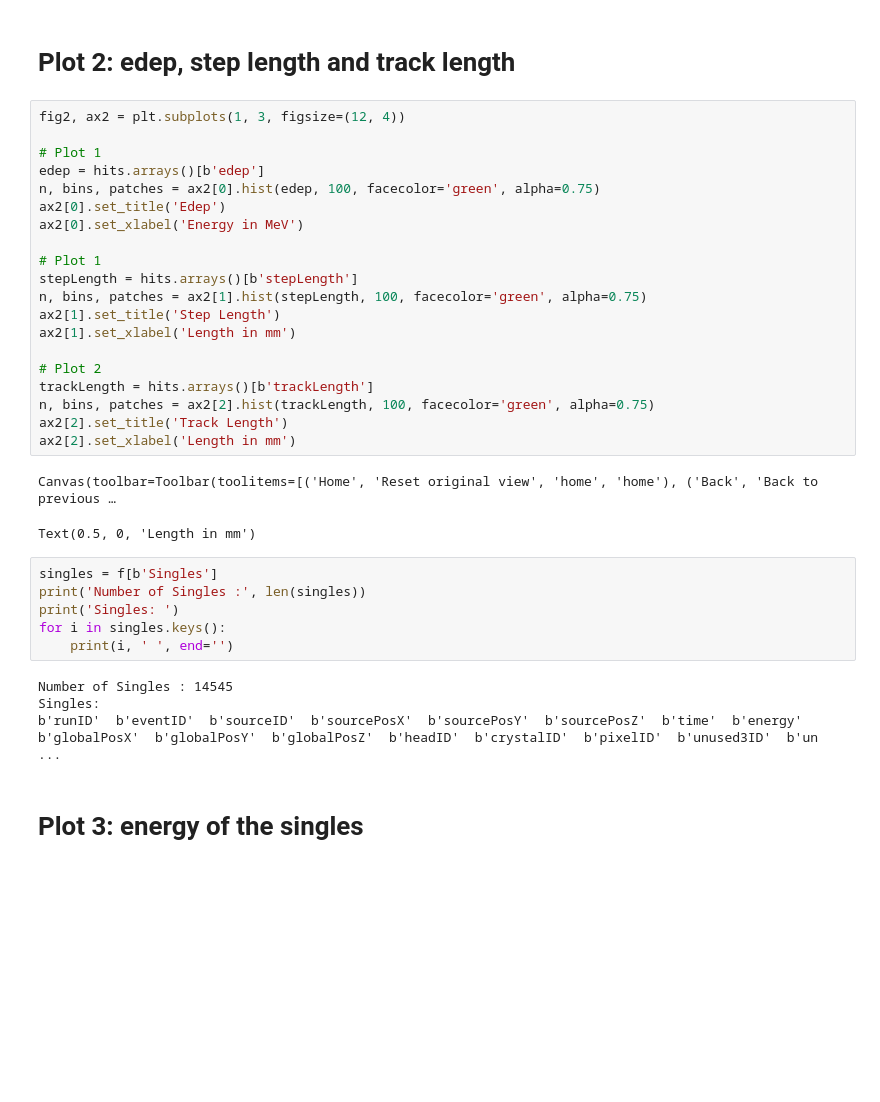
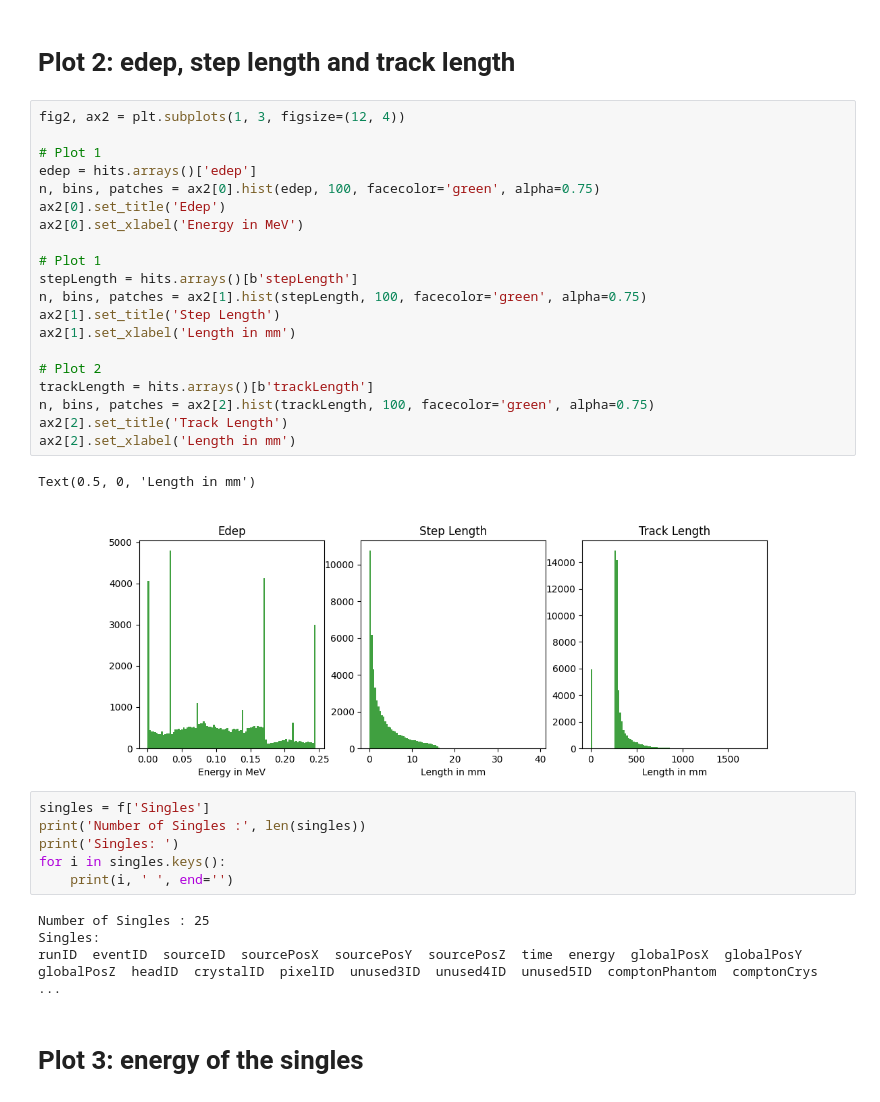
Before and after one commit to rtmedical/gate-samples, a Jupyter notebook: spect/spect.ipynb, the cells around one changed output. Saved outputs shown, nothing was run; the diff lists cells and outputs as text; blank space fills up the shorter version.

```diff
--- a/spect/spect.ipynb
+++ b/spect/spect.ipynb
@@ -73,36 +73,36 @@ Text(0.5, 0, 'Time in ns')
 # %%
 fig2, ax2 = plt.subplots(1, 3, figsize=(12, 4))
 
 # Plot 1
-edep = hits.arrays()[b'edep']
+edep = hits.arrays()['edep']
 n, bins, patches = ax2[0].hist(edep, 100, facecolor='green', alpha=0.75)
 ax2[0].set_title('Edep')
 ax2[0].set_xlabel('Energy in MeV')
 
 # Plot 1
 stepLength = hits.arrays()[b'stepLength']
 n, bins, patches = ax2[1].hist(stepLength, 100, facecolor='green', alpha=0.75)
 ax2[1].set_title('Step Length')
 ax2[1].set_xlabel('Length in mm')
 
 # Plot 2
 trackLength = hits.arrays()[b'trackLength']
 n, bins, patches = ax2[2].hist(trackLength, 100, facecolor='green', alpha=0.75)
 ax2[2].set_title('Track Length')
 ax2[2].set_xlabel('Length in mm')
 # %% [output]
-Canvas(toolbar=Toolbar(toolitems=[('Home', 'Reset original view', 'home', 'home'), ('Back', 'Back to previous …
+Text(0.5, 0, 'Length in mm')
-Text(0.5, 0, 'Length in mm')
+[figure, added]
 # %%
-singles = f[b'Singles']
+singles = f['Singles']
 print('Number of Singles :', len(singles))
 print('Singles: ')
 for i in singles.keys():
     print(i, ' ', end='')
 # %% [output]
-Number of Singles : 14545
+Number of Singles : 25
 Singles:
-b'runID'  b'eventID'  b'sourceID'  b'sourcePosX'  b'sourcePosY'  b'sourcePosZ'  b'time'  b'energy'  b'globalPosX'  b'globalPosY'  b'globalPosZ'  b'headID'  b'crystalID'  b'pixelID'  b'unused3ID'  b'un ...
+runID  eventID  sourceID  sourcePosX  sourcePosY  sourcePosZ  time  energy  globalPosX  globalPosY  globalPosZ  headID  crystalID  pixelID  unused3ID  unused4ID  unused5ID  comptonPhantom  comptonCrys ...
 # %% [markdown]
 # Plot 3: energy  of the singles
 # %%
```
Also changed, not shown: parts of 5 cells of this notebook, 16 other files.
